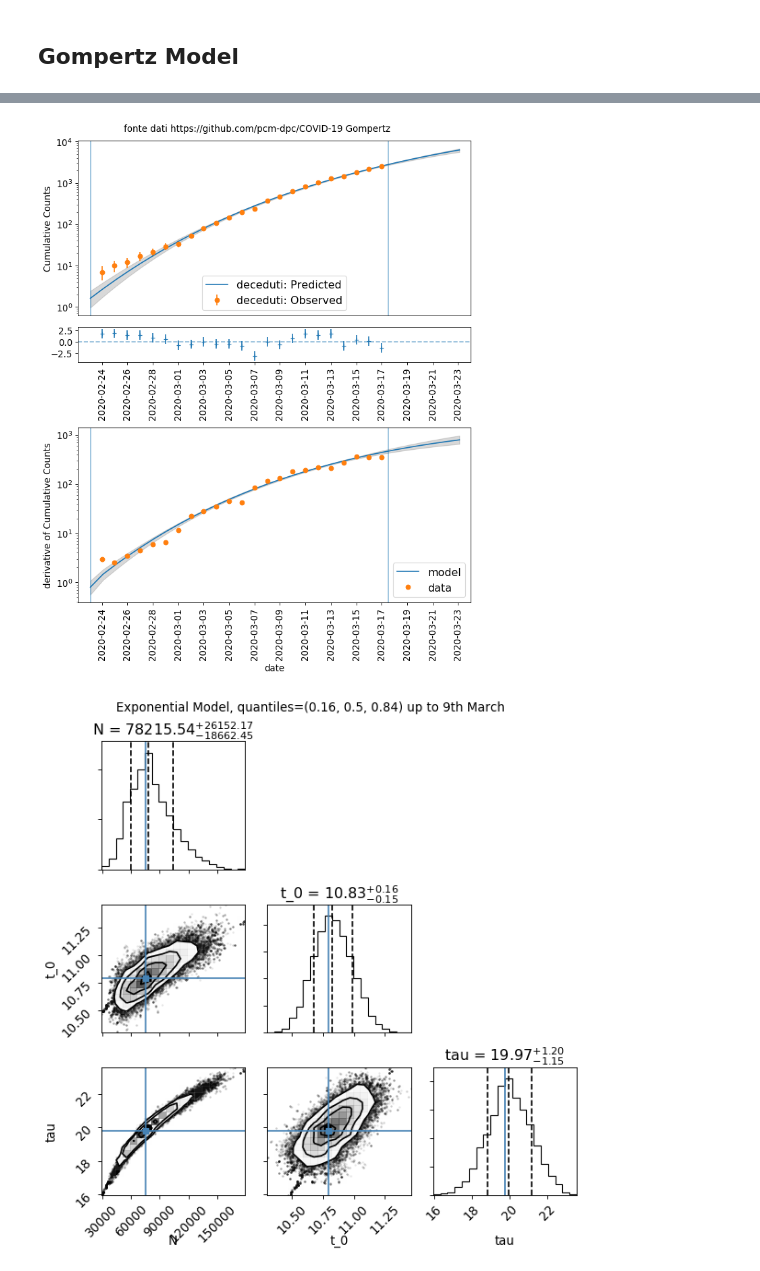
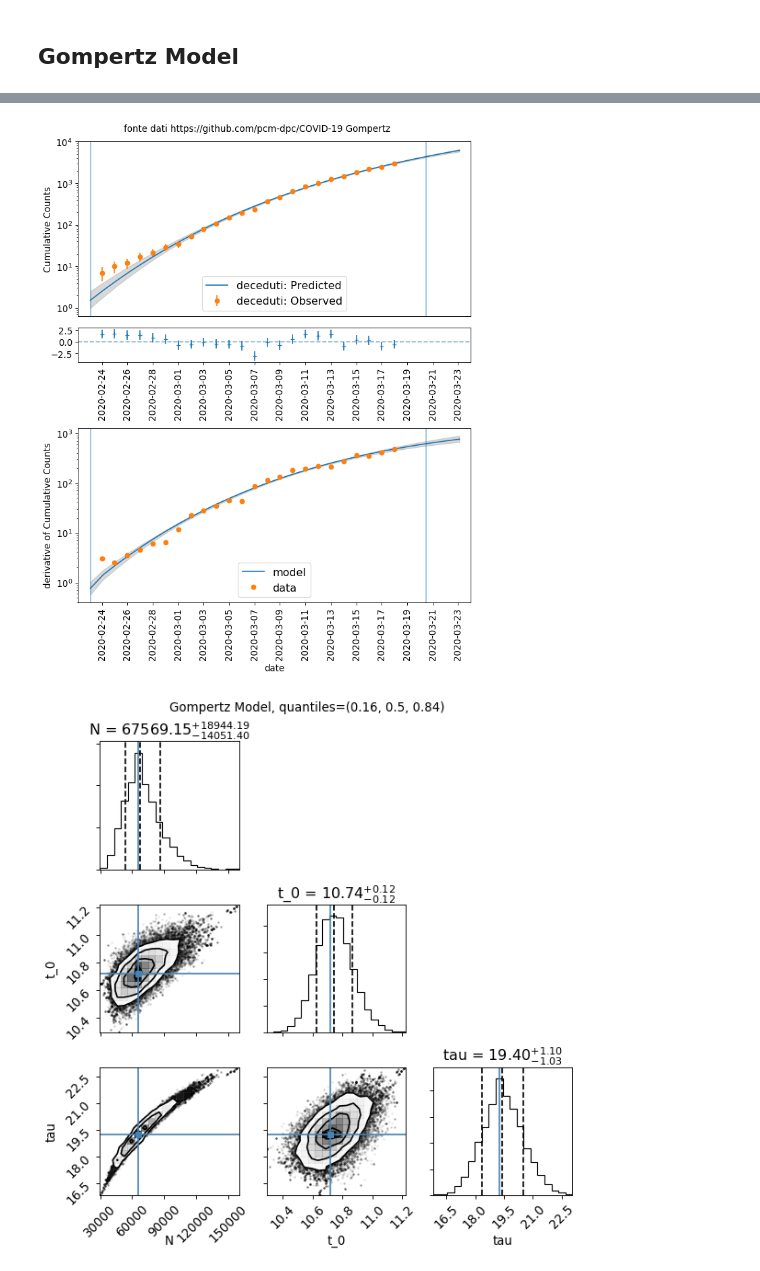
Before and after one commit to andreatramacere/covid19-analysis, a Jupyter notebook: covid_stat.ipynb, the cells around one changed output, grey strips where cells are left out. Saved outputs shown, nothing was run; the diff lists cells and outputs as text; code cells hidden in the pictures.

```diff
--- a/covid_stat.ipynb
+++ b/covid_stat.ipynb
@@ -267,6 +267,7 @@ def get_data_protezione_civile(name='deceduti',fake_error=False,regione=None,exc
     if regione is None:
         table=Table.read('COVID-19-PROTEZIONECIVILE/dati-andamento-nazionale/dpc-covid19-ita-andamento-nazionale.csv')
         df=table.to_pandas()
+        #df[name]=df[name].astype(int)
     else:
         if isinstance(regione,Iterable):
             pass
@@ -275,29 +276,40 @@ def get_data_protezione_civile(name='deceduti',fake_error=False,regione=None,exc
         if exclude is True:
             table=Table.read('COVID-19-PROTEZIONECIVILE/dati-andamento-nazionale/dpc-covid19-ita-andamento-nazionale.csv')
             df_full=table.to_pandas()
-
+            #df_full[name]=df_full[name].astype(int)
+            #print('df_full exclude TRue',df_full[name])
         for ID,reg in enumerate(regione):
             table=Table.read('COVID-19-PROTEZIONECIVILE/dati-regioni/dpc-covid19-ita-regioni.csv')
             df=table.to_pandas()
+
             df=df[df['denominazione_regione']==reg]
-
+            df=df.reset_index()
+            df[name]=df[name].astype(int)
+            #print('df from reading',df[name])
             if exclude is True:
-                df_full[name]=df_full[name].array-df[name].array
+                df_full[name]=df_full[name] -df[name]
+                #print('df_full excldue true in loop',ID,df_full[name])
             else:
                 if ID>=1:
-                    df[name]=df[name].array+df_old
+                    df[name]=df[name] +df_old
                 else:
-                    df_old=df[name].array
+                    df_old=df[name]
+                #print('df exclude false in loop',ID,df[name])
+
 
         if exclude is True:
             df=df_full
+            #print('df finale exclude True',ID,df[name])
         else:
+            #print('df finale exclude False',ID,df[name])
             df=df.reset_index()
 
     t=df['data']
     t=pd.to_datetime(t)
     time=np.arange(1,len(t)+1)
-    y=df[name]
+    #print(df[name])
+    y=df[name].astype(int)
+    #print('y',y)
     msk=y>0
     t=t[msk]
     if fake_error is False:
@@ -589,12 +602,12 @@ None
 name='deceduti'
 data,data_diff,df =get_data_protezione_civile(name,fake_error=False)
 model=Gompertz()
-bfm,mm,mcmc,data,fig=do_analysis(model,data,t_start=0.1,t_stop=23.5,t_start_model=0.1,t_stop_model=30,name=name,mcmc_steps=500,title=' fonte dati https://github.com/pcm-dpc/COVID-19 %s '%model.name,do_mcmc=True)
+bfm,mm,mcmc,data,fig=do_analysis(model,data,t_start=0.1,t_stop=26.5,t_start_model=0.1,t_stop_model=30,name=name,mcmc_steps=500,title=' fonte dati https://github.com/pcm-dpc/COVID-19 %s '%model.name,do_mcmc=True)
 f=mcmc.corner_plot(quantiles=(0.16,0.5,0.84))
-f.suptitle('Exponential Model, quantiles=%s up to 9th March'%str((0.16,0.5,0.84)),y=1.01)
+f.suptitle('%s Model, quantiles=%s '%(model.name,str((0.16,0.5,0.84))),y=1.01)
 plt.tight_layout()
-print(mm.show_report())
-print(np.sum(~np.isfinite(mcmc.samples_log_prob)))
+#print(mm.show_report())
+#print(np.sum(~np.isfinite(mcmc.samples_log_prob)))
 # %% [output]
 model name name bestfit val     err +     err -  start val   fit range min fit range max frozen
 ---------- ---- ------------ ------------ ----- ------------ ------------- ------------- ------
@@ -622,2 +620,2 @@ None
-[figure, old version]
+[figure, new version]
-[figure, old version]
+[figure, new version]
```
Also changed, not shown: parts of 24 cells of this notebook.
